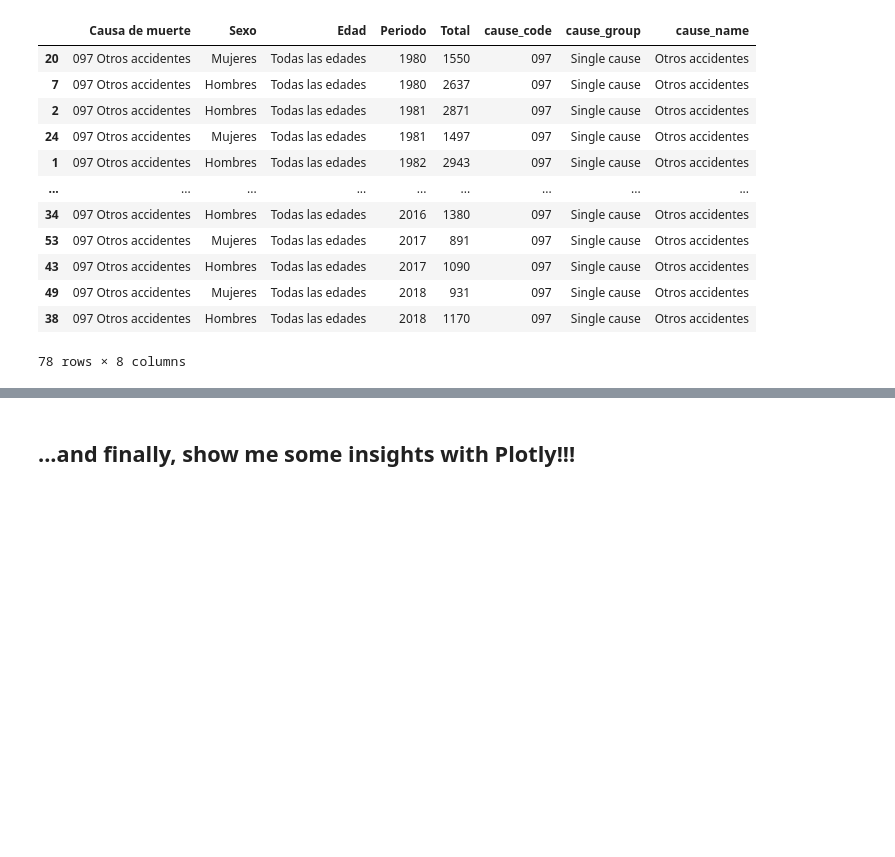
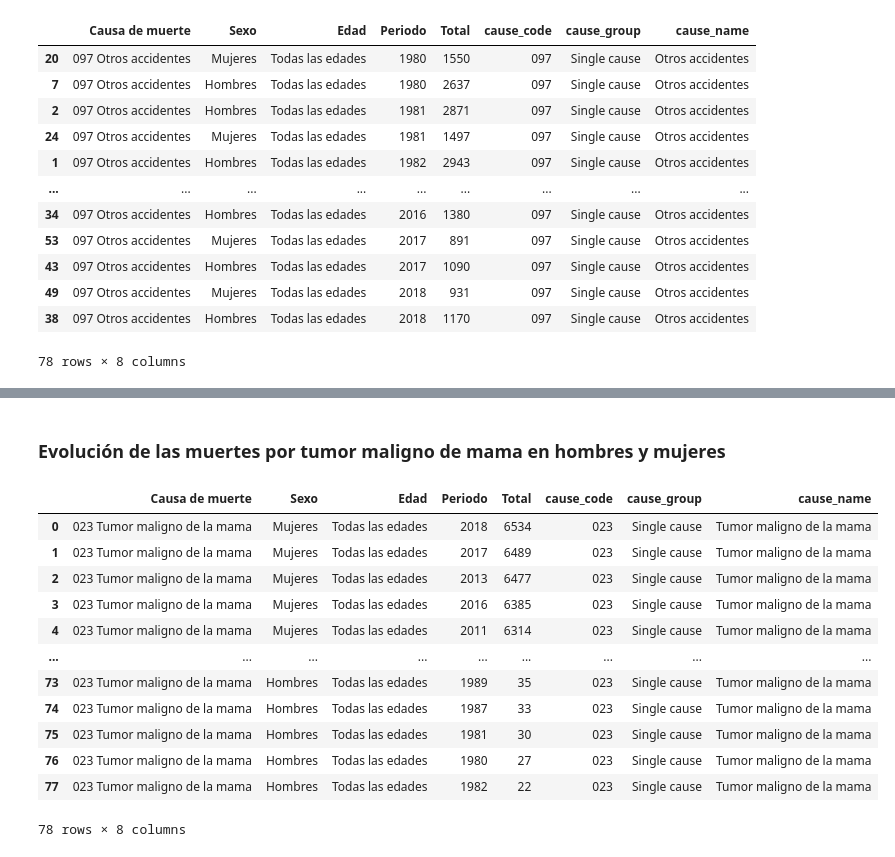
Before and after one commit to silviluliuma/deadly_viz_challenge, a Jupyter notebook: notebooks/deadly_viz_challenge.ipynb, the cells around one changed output, grey strips where cells are left out. Cells and saved outputs as stored; diff of their text form; code cells hidden in the pictures; blank space fills up the shorter version.

```diff
--- a/notebooks/deadly_viz_challenge.ipynb
+++ b/notebooks/deadly_viz_challenge.ipynb
@@ -263,2 +250,21 @@ dataset.head()
-# %% [markdown]
-## ...and finally, show me some insights with Plotly!!!
+# %% [markdown]
+### Evolución de las muertes por tumor maligno de mama en hombres y mujeres
+# %%
+tumor_mama = mod.row_filter(deaths, "Sexo", ["Hombres", "Mujeres"])
+tumor_mama = mod.row_filter(tumor_mama, "cause_name", ["Tumor maligno de la mama"])
+tumor_mama = mod.row_filter(tumor_mama, "Edad", ["Todas las edades"])
+tumor_mama
+# %% [output]
+|  | Causa de muerte | Sexo | Edad | Periodo | Total | cause_code | cause_group | cause_name |
+| 0 | 023 Tumor maligno de la mama | Mujeres | Todas las edades | 2018 | 6534 | 023 | Single cause | Tumor maligno de la mama |
+| 1 | 023 Tumor maligno de la mama | Mujeres | Todas las edades | 2017 | 6489 | 023 | Single cause | Tumor maligno de la mama |
+| 2 | 023 Tumor maligno de la mama | Mujeres | Todas las edades | 2013 | 6477 | 023 | Single cause | Tumor maligno de la mama |
+| 3 | 023 Tumor maligno de la mama | Mujeres | Todas las edades | 2016 | 6385 | 023 | Single cause | Tumor maligno de la mama |
+| 4 | 023 Tumor maligno de la mama | Mujeres | Todas las edades | 2011 | 6314 | 023 | Single cause | Tumor maligno de la mama |
+| ... | ... | ... | ... | ... | ... | ... | ... | ... |
+| 73 | 023 Tumor maligno de la mama | Hombres | Todas las edades | 1989 | 35 | 023 | Single cause | Tumor maligno de la mama |
+| 74 | 023 Tumor maligno de la mama | Hombres | Todas las edades | 1987 | 33 | 023 | Single cause | Tumor maligno de la mama |
+| 75 | 023 Tumor maligno de la mama | Hombres | Todas las edades | 1981 | 30 | 023 | Single cause | Tumor maligno de la mama |
+| 76 | 023 Tumor maligno de la mama | Hombres | Todas las edades | 1980 | 27 | 023 | Single cause | Tumor maligno de la mama |
+| 77 | 023 Tumor maligno de la mama | Hombres | Todas las edades | 1982 | 22 | 023 | Single cause | Tumor maligno de la mama |
+78 rows × 8 columns
```
Also changed, not shown: parts of 30 cells of this notebook.
